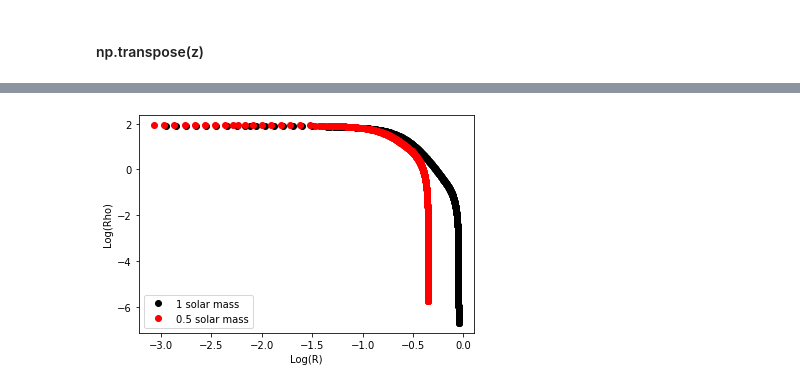
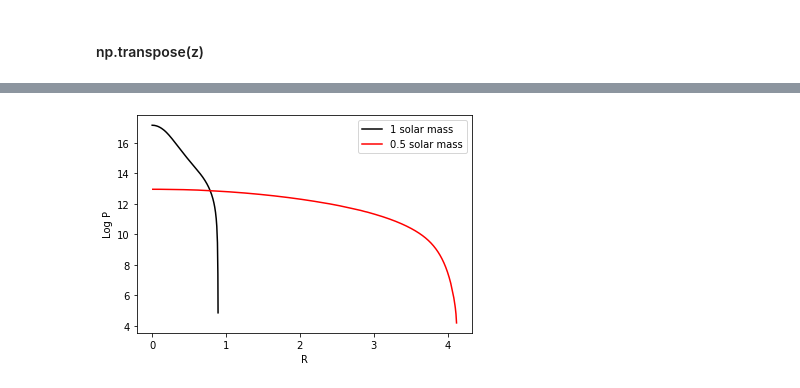
Before and after one commit to ibikadaeze/ast1501, a Jupyter notebook: ques4.ipynb, the cells around one changed output, grey strips where cells are left out. Drawn from its saved outputs; the diff is of its cells as text; code cells hidden in the pictures.

```diff
--- a/ques4.ipynb
+++ b/ques4.ipynb
@@ -9,14 +10,28 @@ import mesa_reader as mr
 #file_out = 'ques4m1density.csv'
 l = mr.MesaLogDir('/home/ibik/ques4/LOGS')
 p = l.profile_data() # replace with history?
-logD=p.logRho
-logp=p.logP
-logt=p.logT
-logr=p.logR
-enuc = p.eps_nuc
+
+s = mr.MesaLogDir('/home/ibik/ques4m05/LOGS')
+q = s.profile_data() # replace with history?
+
+logD1=p.logRho
+logD2=q.logRho
+logp1=p.logP
+logp2=q.logP
+logt1=p.logT
+logt2=q.logT
+
+r1=p.R
+r2=q.R
+y1= np.diff(logp1) / np.diff(logD1)
+y2= np.diff(logp2) / np.diff(logD2)
+
+enuc1 = p.eps_nuc
+enuc2 = q.eps_nuc
+
 logenuc = p.log_abs_eps_nuc
 #y = np.diff(logp) / np.diff(logD)
 z =([logD,logp,logt,logr,enuc,logenuc])
 #dlogp
-print (z)
+#print (z)
 # %% [output]
@@ -66,26 +78,26 @@ np.savetxt('yl100.csv',y, delimiter = ',')
 # %%
 file1='ques4density.csv'
 data1 = ascii.read(file1,format='csv')
 file2='ques4m05density.csv'
 data2 = ascii.read(file2,format='csv')
-logd1 = data1['logD']
-logr1 = data1['logr']
+#logp1 = data1['logp']
+#logr1 = data1['logr']
 
-logd2 = data2['logD']
-logr2 = data2['logr']
+#logp2 = data2['logp']
+#logr2 = data2['logr']
 
-plt.plot(logr1,logd1,'ko',label = '1 solar mass')
-plt.plot(logr2,logd2,'ro',label = '0.5 solar mass')
+plt.plot(r1,logp1,'k',label = '1 solar mass')
+plt.plot(r2,logp2,'r',label = '0.5 solar mass')
 #plt.scatter(logTeff,logL)
-plt.xlabel('Log(R)')
-plt.ylabel('Log(Rho)')
+plt.xlabel('R')
+plt.ylabel('Log P')
 plt.legend()
 #plt.xlim(5.0,3.0)
 #plt.ylim(-10,10)
 #plt.show()
-plt.savefig('ques4bi.pdf')
+plt.savefig('ques4bii.pdf')
 # %% [output]
-[figure, old version]
+[figure, new version]
 # %%
 file1='ques4density.csv'
 data1 = ascii.read(file1,format='csv')
```
Also changed, not shown: parts of 15 cells of this notebook.
